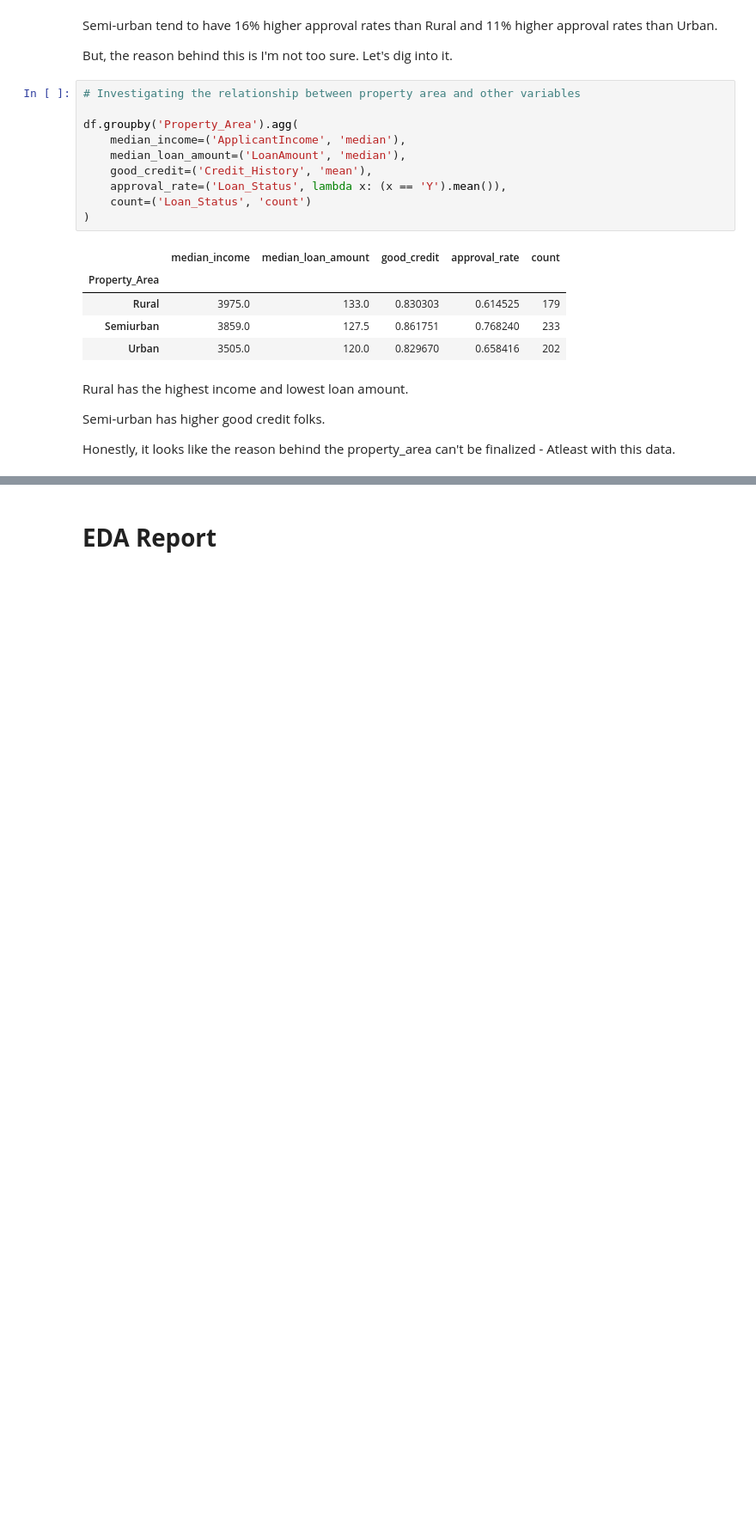
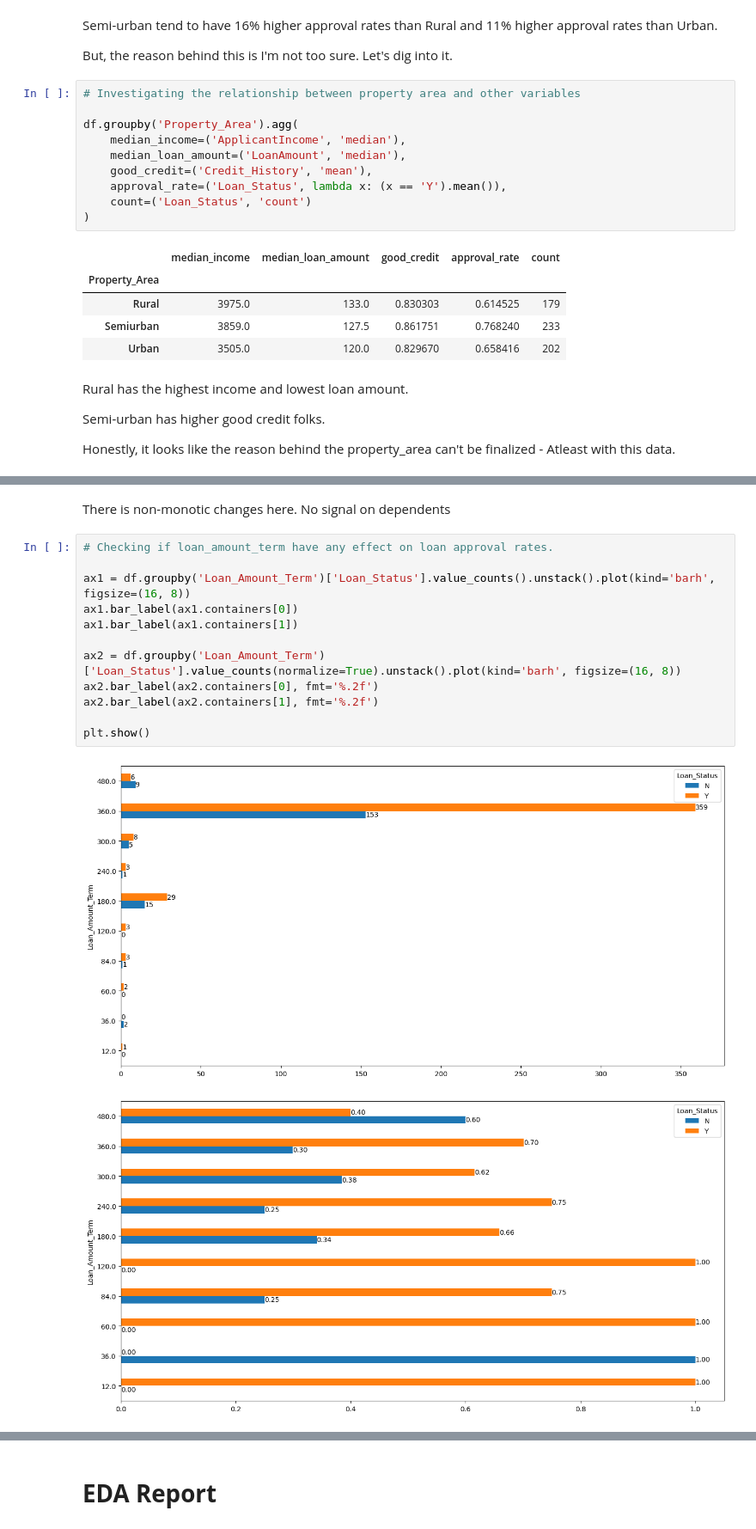
Before and after one commit to karywnl/loan-prediction, a Jupyter notebook: eda.ipynb, the cells around one changed output, grey strips where cells are left out. Shown at 86% size. Cells and saved outputs as stored; diff of their text form; blank space fills up the shorter version.

```diff
--- a/eda.ipynb
+++ b/eda.ipynb
@@ -217,0 +227,17 @@ Honestly, it looks like the reason behind the property_area can't be finalized -
+# %% [markdown]
+There is non-monotic changes here. No signal on dependents
+# %%
+# Checking if loan_amount_term have any effect on loan approval rates.
+
+ax1 = df.groupby('Loan_Amount_Term')['Loan_Status'].value_counts().unstack().plot(kind='barh', figsize=(16, 8))
+ax1.bar_label(ax1.containers[0])
+ax1.bar_label(ax1.containers[1])
+
+ax2 = df.groupby('Loan_Amount_Term')['Loan_Status'].value_counts(normalize=True).unstack().plot(kind='barh', figsize=(16, 8))
+ax2.bar_label(ax2.containers[0], fmt='%.2f')
+ax2.bar_label(ax2.containers[1], fmt='%.2f')
+
+plt.show()
+# %% [output]
+[figure, added]
+[figure, added]
```
Also changed, not shown: parts of 4 cells of this notebook.
